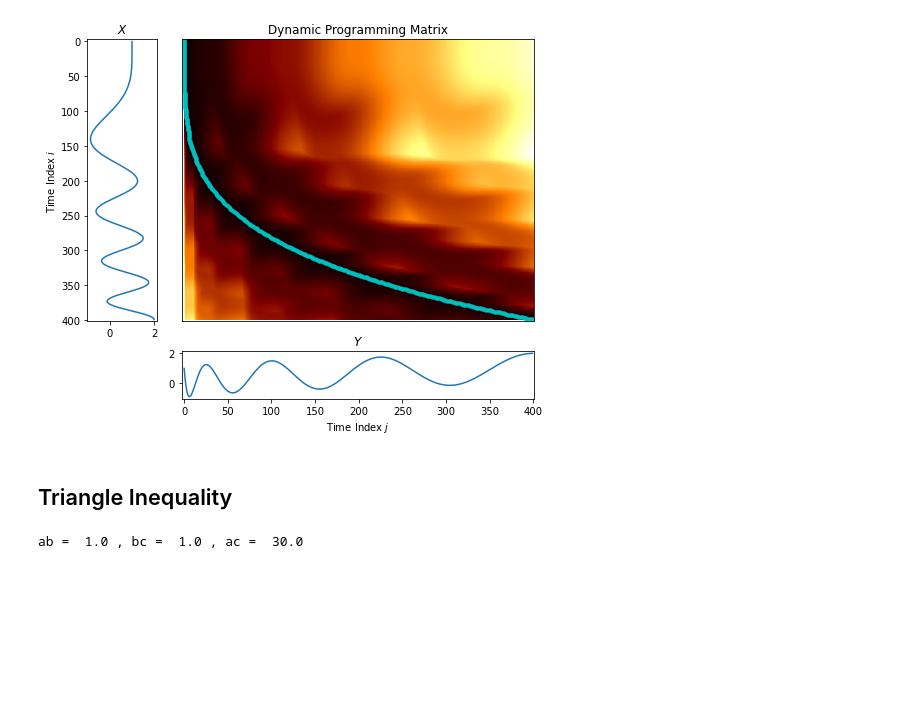
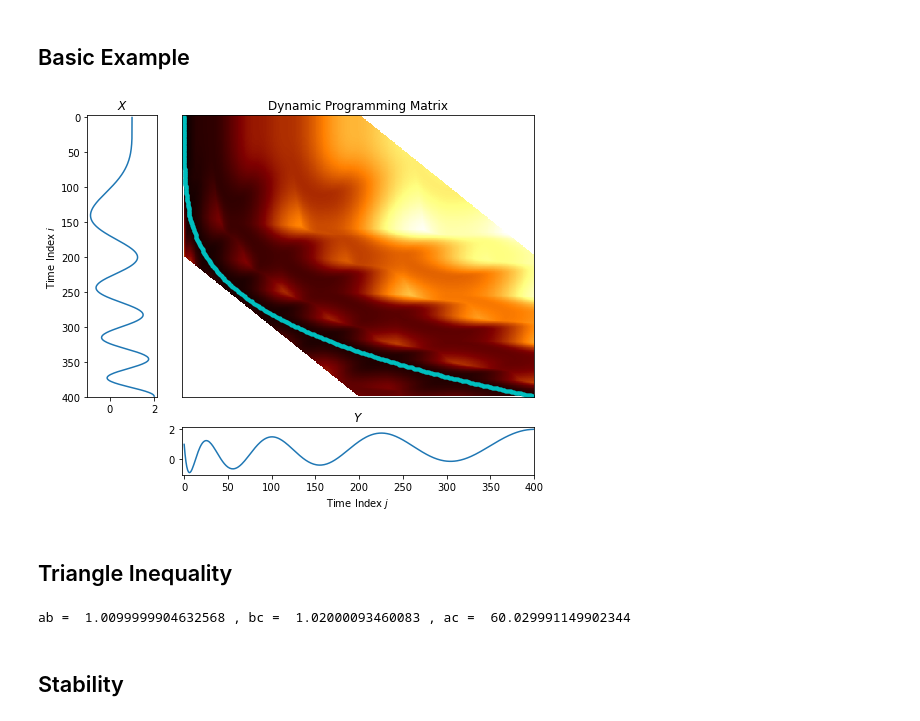
Before and after one commit to UrsinusREU2022MergeTrees/MergeTrees, a Jupyter notebook: notebooks/DTWFigures.ipynb, the cells around one changed output. Cells and saved outputs as stored; diff of their text form; code cells hidden in the pictures; blank space fills up the shorter version.

Commit message:
First successful numba implementation of cdtw

```diff
--- a/notebooks/DTWFigures.ipynb
+++ b/notebooks/DTWFigures.ipynb
@@ -8,6 +8,8 @@ import mpl_toolkits.axisartist.floating_axes as floating_axes
 import sys
 sys.path.append("..")
 from dtw import *
+# %% [markdown]
+## Basic Example
 # %%
 def drawLineColored(idx, x, C):
     for i in range(len(x)-1):
@@ -25,59 +27,51 @@ N = len(t1)
 X = np.cos(8*np.pi*t1) + t1
 Y = np.cos(8*np.pi*t2) + t2
 
-(D, backpointers, involved) = dtw(X, Y)
-involved = involved[1::, 1::]
-[J, I] = np.meshgrid(np.arange(involved.shape[1]), np.arange(involved.shape[0]))
-J = J[involved == 1]
-I = I[involved == 1]
-c = plt.get_cmap('Spectral')
-C1 = c(np.array(np.round(255*np.arange(N)/float(N)), dtype=np.int32))
-C1 = C1[:, 0:3]
-idx = np.argsort(-involved, 0)[0, :]
-C2 = c(np.array(np.round(255*idx/float(N)), dtype=np.int32))
-C2 = C2[:, 0:3]
-
+cost, D, path = cdtw(X, Y, 200)
+path = np.array(path, dtype=int)
 
 fac = 0.6
 left_lim = -3
 plt.figure(figsize=(fac*14, fac*10))
 
 plt.subplot2grid((5, 6), (0, 0), rowspan=4)
 plt.plot(X, np.arange(X.size))
 plt.ylim([D.shape[1], left_lim])
 plt.title("$X$")
 plt.ylabel("Time Index $i$")
 
 plt.subplot2grid((5, 6), (0, 1), rowspan=4, colspan=4)
 plt.imshow(D[1::, 1::], interpolation = 'nearest', cmap=plt.get_cmap('afmhot'), aspect = 'auto')
-plt.plot(J, I, 'c.')
+plt.plot(path[:, 1], path[:, 0], 'c.')
 plt.xlim([left_lim, D.shape[1]])
 plt.ylim([D.shape[0], -1])
 plt.xticks([])
 plt.yticks([])
 plt.title("Dynamic Programming Matrix")
 
 plt.subplot2grid((5, 6), (4, 1), colspan=4)
 plt.plot(Y)
 plt.xlim([left_lim, D.shape[1]])
 plt.title("$Y$")
 plt.xlabel("Time Index $j$")
 plt.tight_layout()
 
 plt.savefig("DTWExample.svg", bbox_inches='tight')
 # %% [output]
-[figure, old version]
+[figure, new version]
-# %% [markdown]
-## Triangle Inequality
-# %%
-m = 10
-n = 20
-a = np.array([-1]*m + [0])
-b = np.array([-1, 0, 1])
-c = np.array([0] + [1]*n)
-ab = dtw(a, b)[0][-1, -1]
-bc = dtw(b, c)[0][-1, -1]
-ac = dtw(a, c)[0][-1, -1]
-print("ab = ", ab, ", bc = ", bc, ", ac = ", ac)
-# %% [output]
-ab =  1.0 , bc =  1.0 , ac =  30.0
+# %% [markdown]
+## Triangle Inequality
+# %%
+m = 10
+n = 20
+a = np.array([-1, -1.001]*m + [0])
+b = np.array([-1, 0, 1])
+c = np.array([0] + [1, 1.001]*n)
+ab, _, _ = cdtw(a, b)
+bc, _, _ = cdtw(b, c)
+ac, _, _ = cdtw(a, c)
+print("ab = ", ab, ", bc = ", bc, ", ac = ", ac)
+# %% [output]
+ab =  1.0099999904632568 , bc =  1.02000093460083 , ac =  60.029991149902344
+# %% [markdown]
+## Stability
```
Also changed, not shown: parts of 1 cell of this notebook, 1 other file.
